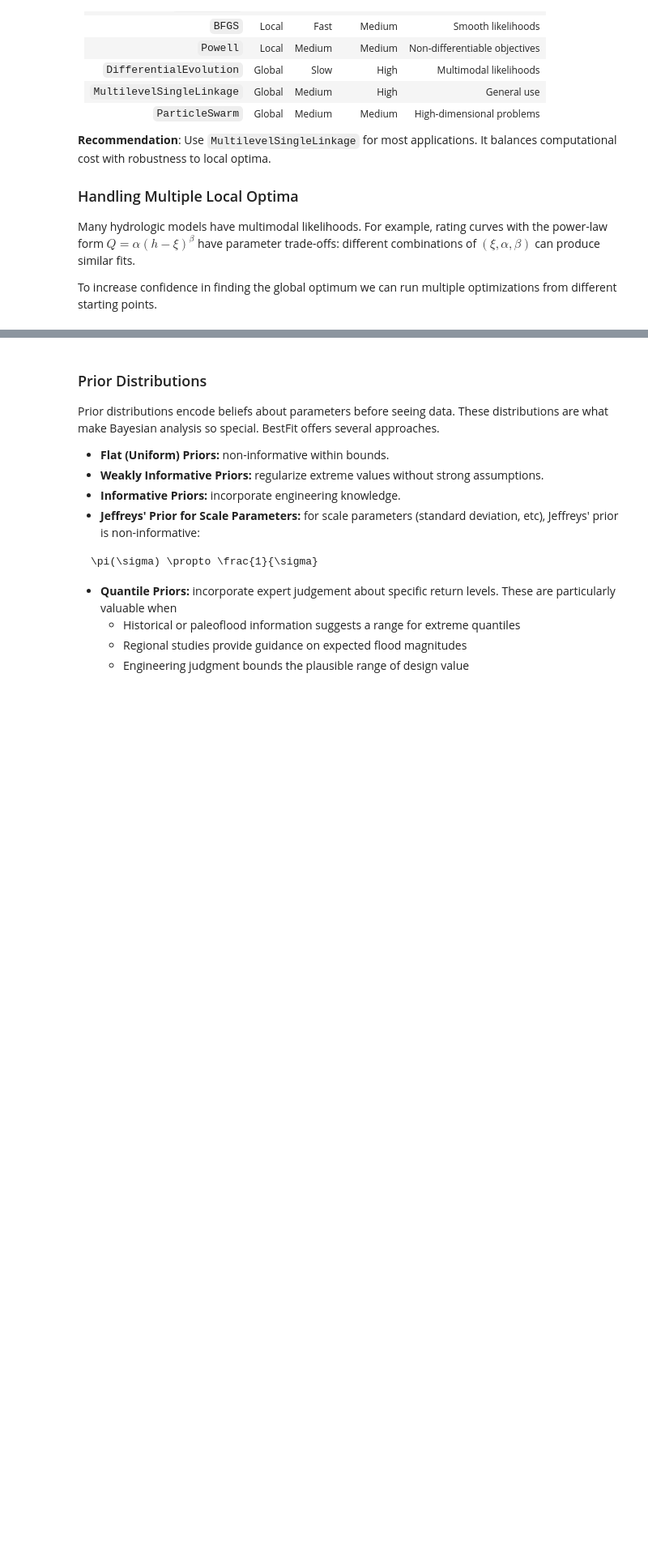
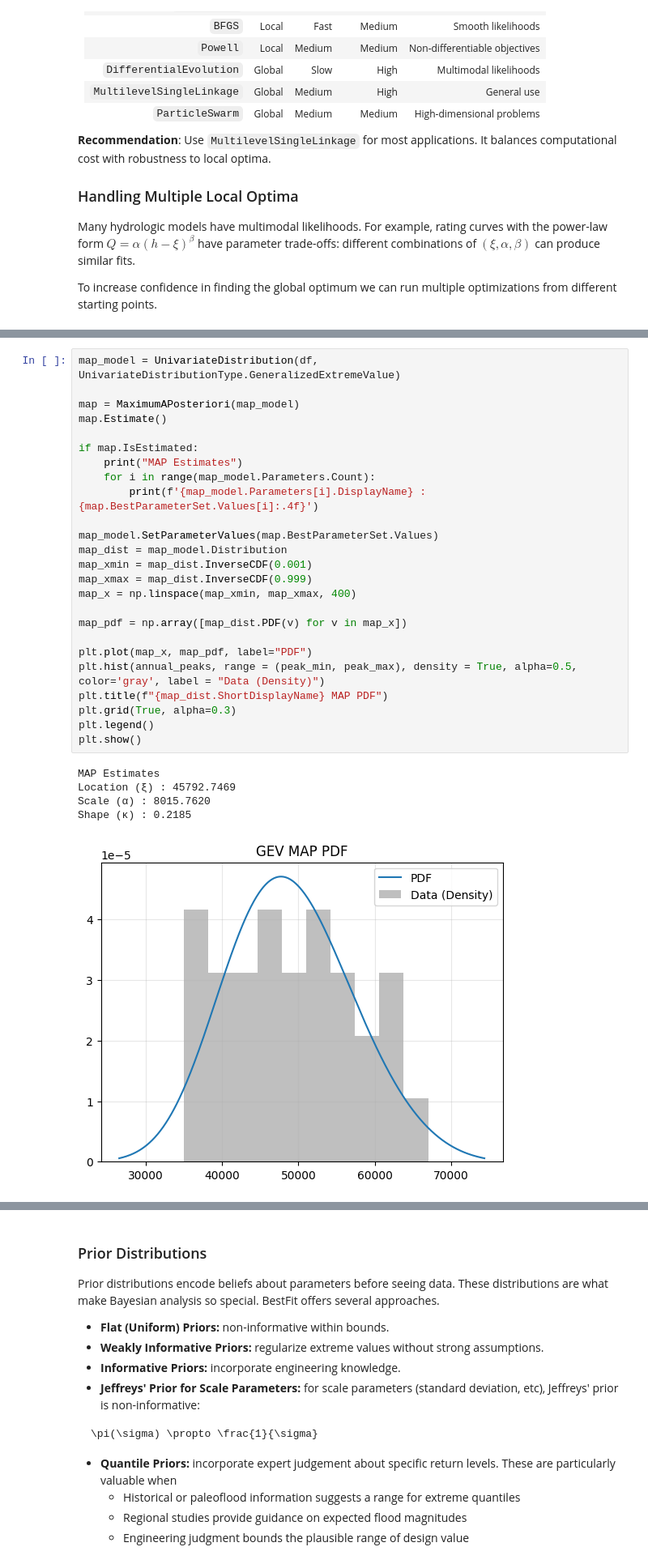
Before and after one commit to USACE-RMC/BestFit-Python-Examples, a Jupyter notebook: notebooks/02_model_estimation.ipynb, the cells around one changed output, grey strips where cells are left out. Shown at 81% size. Cells and saved outputs as stored; diff of their text form; blank space fills up the shorter version.

```diff
--- a/notebooks/02_model_estimation.ipynb
+++ b/notebooks/02_model_estimation.ipynb
@@ -196,2 +260,33 @@ plt.legend()
+# %%
+map_model = UnivariateDistribution(df, UnivariateDistributionType.GeneralizedExtremeValue)
+
+map = MaximumAPosteriori(map_model)
+map.Estimate()
+
+if map.IsEstimated:
+    print("MAP Estimates")
+    for i in range(map_model.Parameters.Count):
+        print(f'{map_model.Parameters[i].DisplayName} : {map.BestParameterSet.Values[i]:.4f}')
+
+map_model.SetParameterValues(map.BestParameterSet.Values)
+map_dist = map_model.Distribution
+map_xmin = map_dist.InverseCDF(0.001)
+map_xmax = map_dist.InverseCDF(0.999)
+map_x = np.linspace(map_xmin, map_xmax, 400)
+
+map_pdf = np.array([map_dist.PDF(v) for v in map_x])
+
+plt.plot(map_x, map_pdf, label="PDF")
+plt.hist(annual_peaks, range = (peak_min, peak_max), density = True, alpha=0.5, color='gray', label = "Data (Density)")
+plt.title(f"{map_dist.ShortDisplayName} MAP PDF")
+plt.grid(True, alpha=0.3)
+plt.legend()
+plt.show()
+# %% [output]
+MAP Estimates
+Location (ξ) : 45792.7469
+Scale (α) : 8015.7620
+Shape (κ) : 0.2185
+[figure, added]
 # %% [markdown]
 ## Bayesian MCMC Estimation
```
Also changed, not shown: parts of 20 cells of this notebook, 32 other files.
